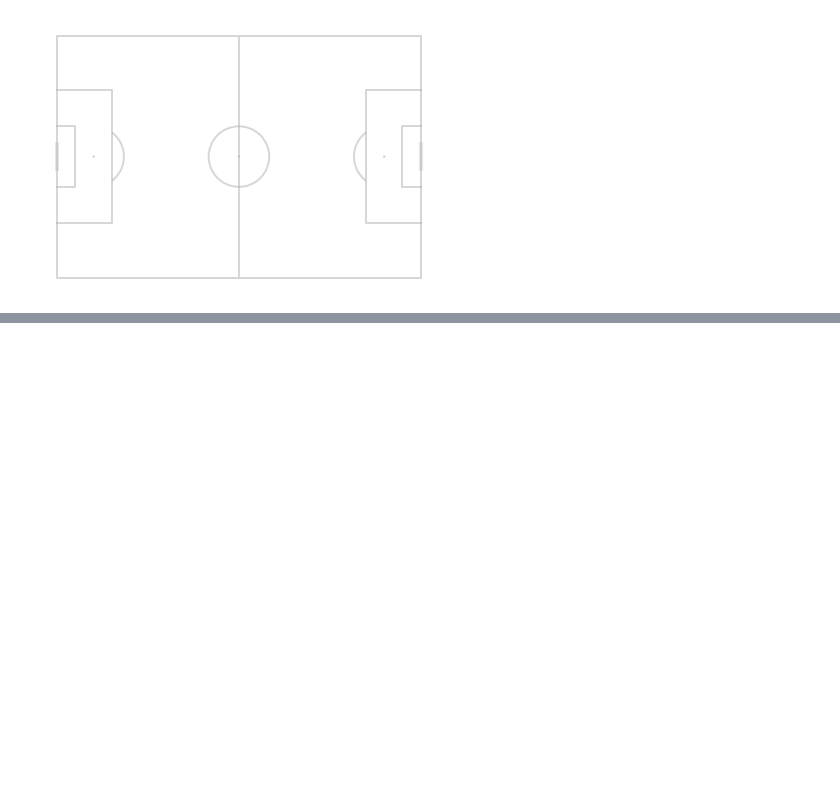
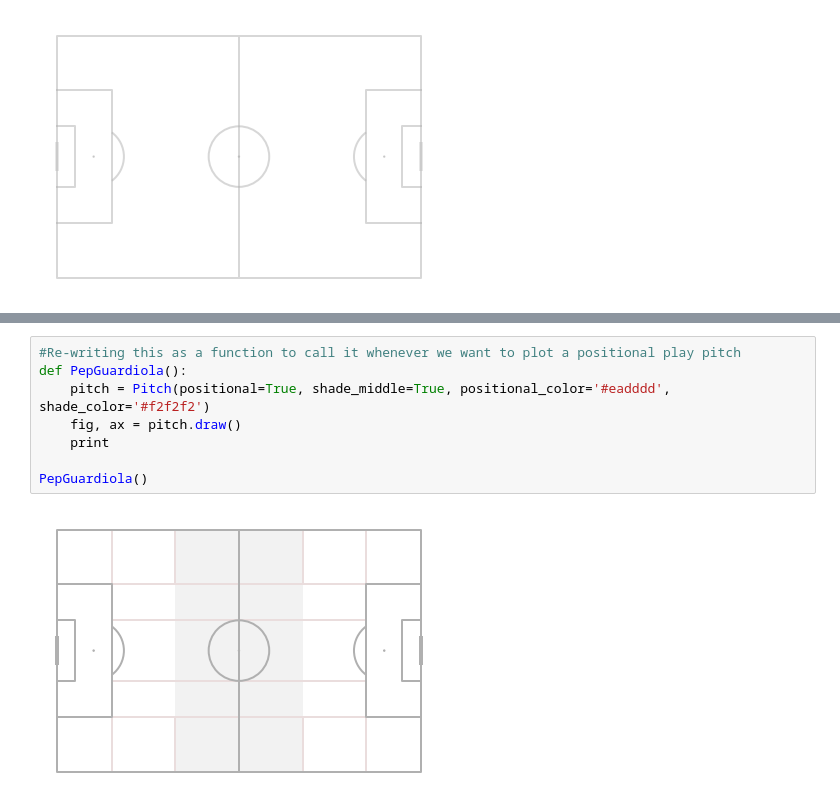
Before and after one commit to eugene-maina72/Football_Analytics, a Jupyter notebook: Football_Pitch.ipynb, the cells around one changed output, grey strips where cells are left out. Cells and saved outputs as stored; diff of their text form; blank space fills up the shorter version.

```diff
--- a/Football_Pitch.ipynb
+++ b/Football_Pitch.ipynb
@@ -84,0 +99,10 @@ fig, ax = pitch.draw()
+# %%
+#Re-writing this as a function to call it whenever we want to plot a positional play pitch
+def PepGuardiola():
+    pitch = Pitch(positional=True, shade_middle=True, positional_color='#eadddd', shade_color='#f2f2f2')
+    fig, ax = pitch.draw()
+    print
+
+PepGuardiola()
+# %% [output]
+[figure, added]
```
Also changed, not shown: parts of 12 cells of this notebook.
